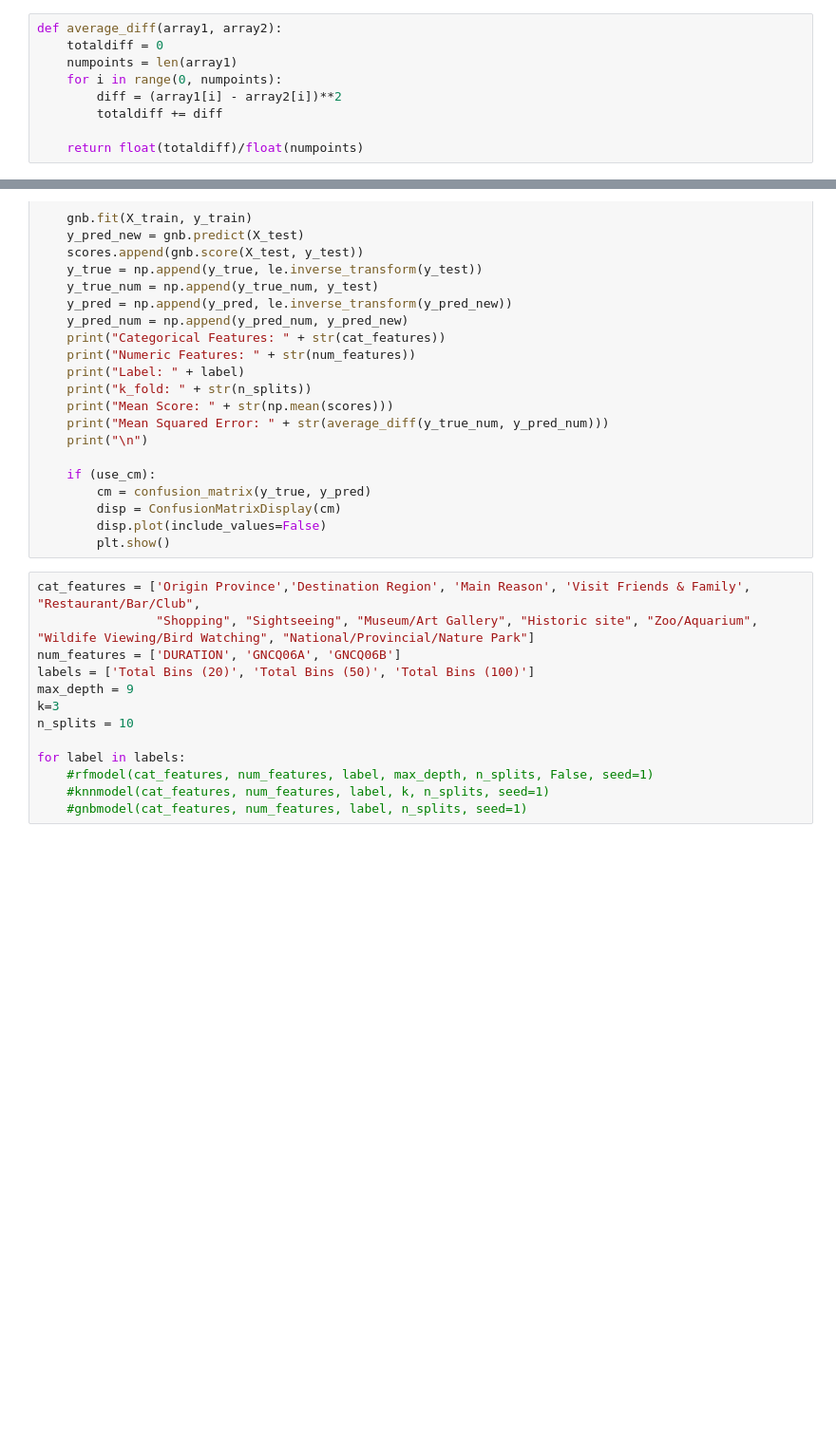
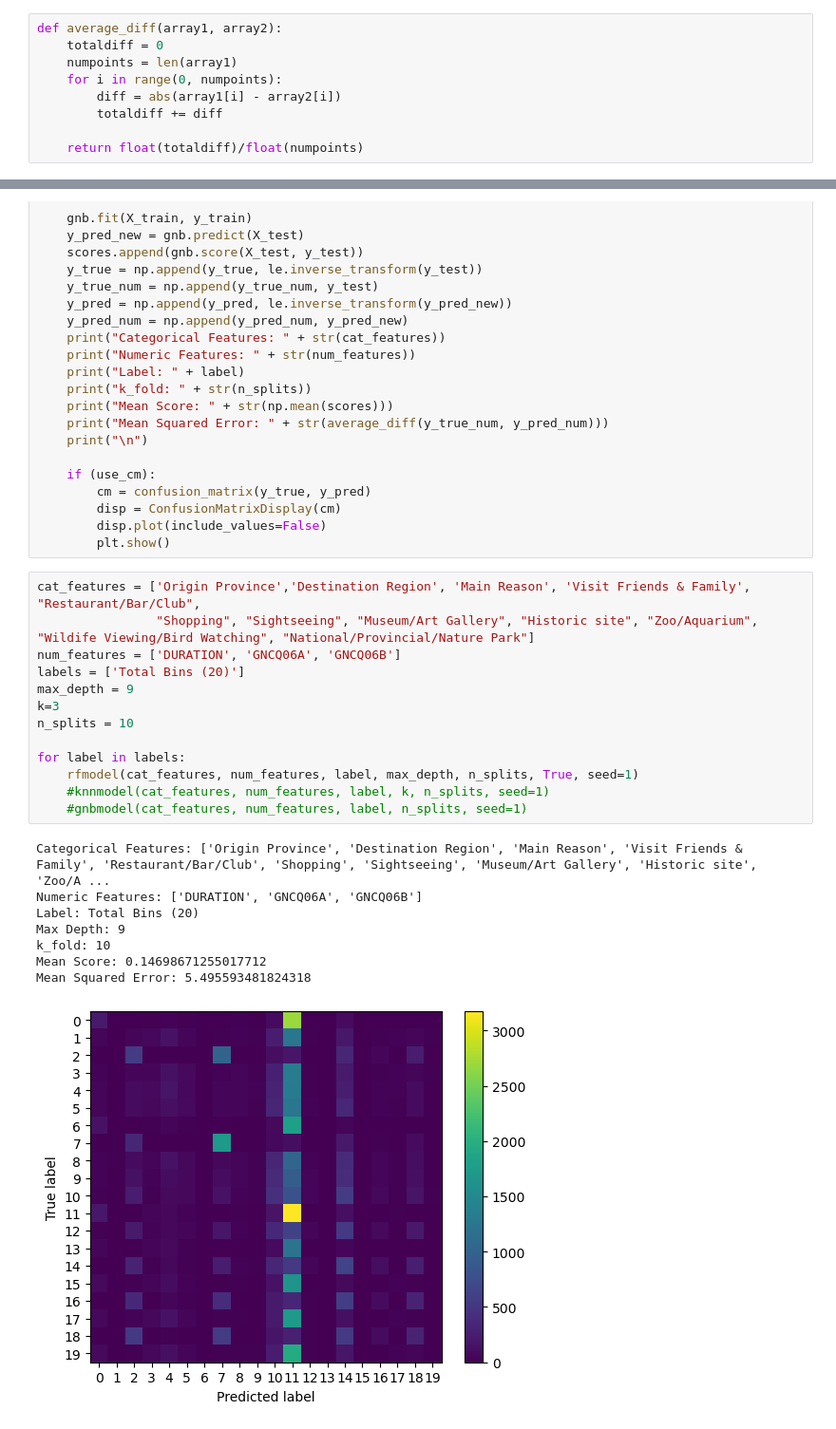
Before and after one commit to cwibach/MSCI-436-Group-3, a Jupyter notebook: ML Models/Categorization testing.ipynb, the cells around one changed output, grey strips where cells are left out. Shown: that part at 95% size. Saved outputs shown, nothing was run; the diff lists cells and outputs as text; blank space fills up the shorter version.

```diff
--- a/ML Models/Categorization testing.ipynb
+++ b/ML Models/Categorization testing.ipynb
@@ -105,7 +105,7 @@ def average_diff(array1, array2):
     totaldiff = 0
     numpoints = len(array1)
     for i in range(0, numpoints):
-        diff = (array1[i] - array2[i])**2
+        diff = abs(array1[i] - array2[i])
         totaldiff += diff
 
     return float(totaldiff)/float(numpoints)
@@ -300,13 +302,22 @@ def gnbmodel(cat_features, num_features, label, n_splits, use_cm=False, seed=0):
 # %%
 cat_features = ['Origin Province','Destination Region', 'Main Reason', 'Visit Friends & Family', "Restaurant/Bar/Club",
                 "Shopping", "Sightseeing", "Museum/Art Gallery", "Historic site", "Zoo/Aquarium", "Wildife Viewing/Bird Watching", "National/Provincial/Nature Park"]
 num_features = ['DURATION', 'GNCQ06A', 'GNCQ06B']
-labels = ['Total Bins (20)', 'Total Bins (50)', 'Total Bins (100)']
+labels = ['Total Bins (20)']
 max_depth = 9
 k=3
 n_splits = 10
 
 for label in labels:
-    #rfmodel(cat_features, num_features, label, max_depth, n_splits, False, seed=1)
+    rfmodel(cat_features, num_features, label, max_depth, n_splits, True, seed=1)
     #knnmodel(cat_features, num_features, label, k, n_splits, seed=1)
     #gnbmodel(cat_features, num_features, label, n_splits, seed=1)
+# %% [output]
+Categorical Features: ['Origin Province', 'Destination Region', 'Main Reason', 'Visit Friends & Family', 'Restaurant/Bar/Club', 'Shopping', 'Sightseeing', 'Museum/Art Gallery', 'Historic site', 'Zoo/A ...
+Numeric Features: ['DURATION', 'GNCQ06A', 'GNCQ06B']
+Label: Total Bins (20)
+Max Depth: 9
+k_fold: 10
+Mean Score: 0.14698671255017712
+Mean Squared Error: 5.495593481824318
+[figure, added]
```
Also changed, not shown: parts of 1 cell of this notebook, 1 other file.
